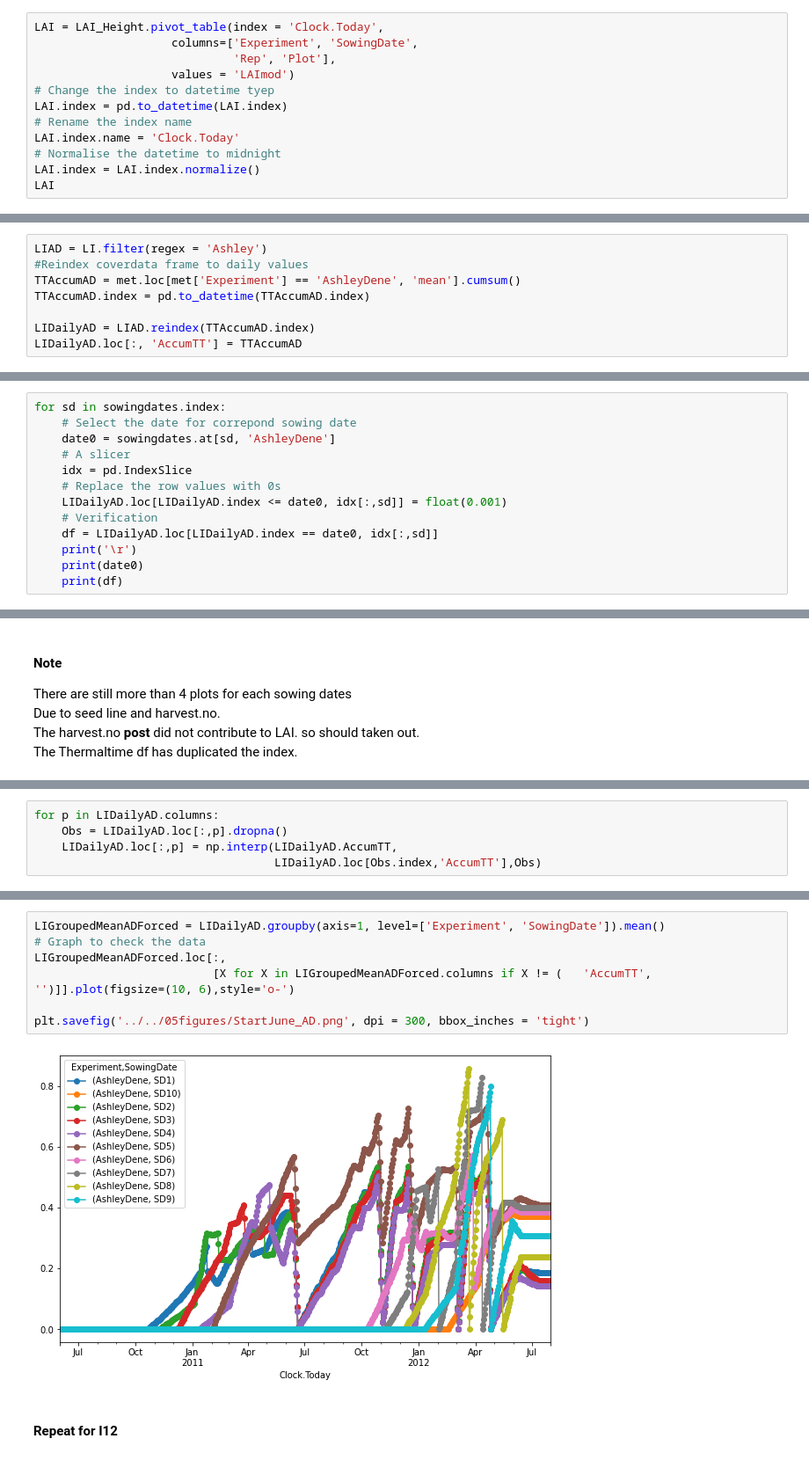
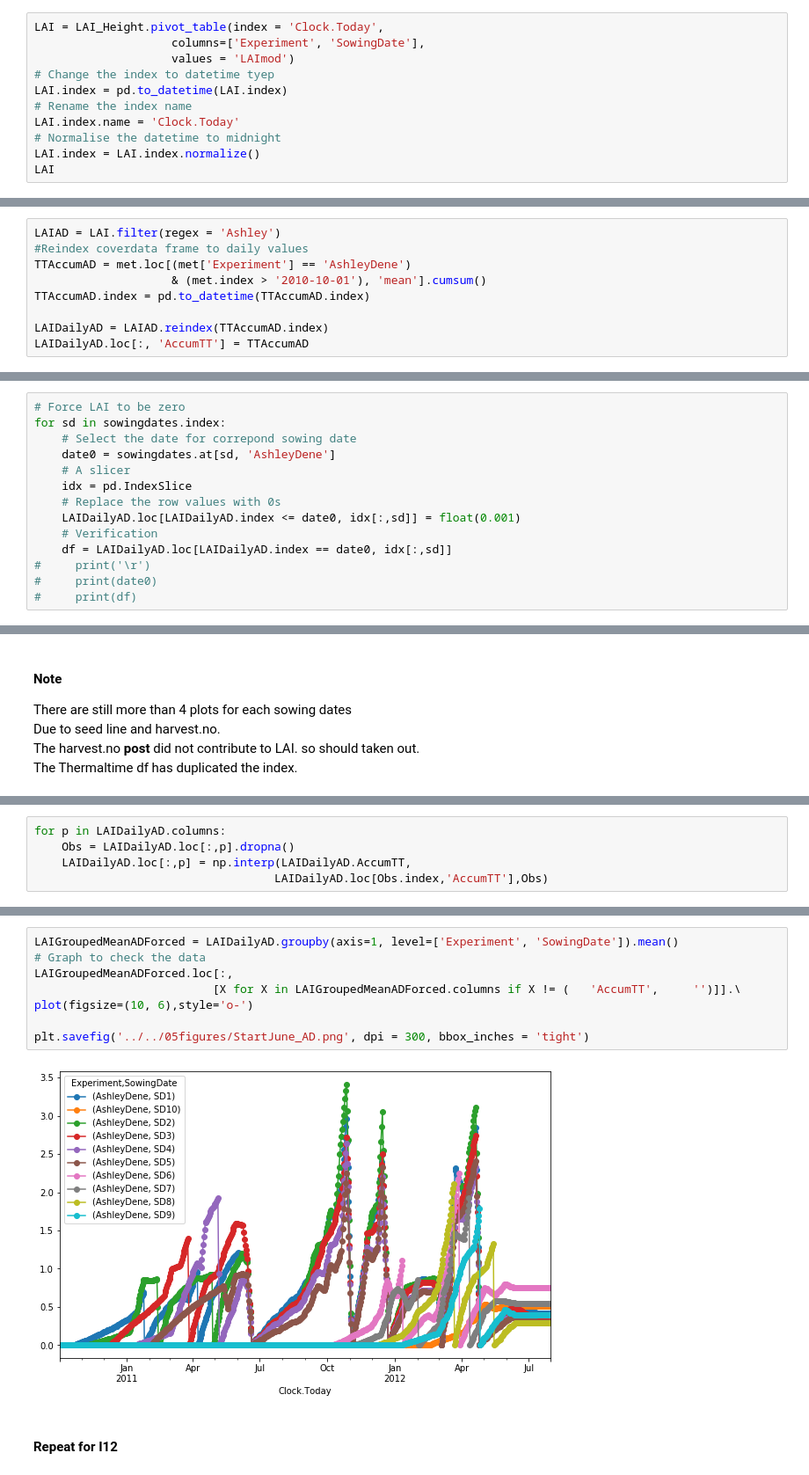
Before and after one commit to frank0434/Master, a Jupyter notebook: 02scripts/notebooks/SetUpLAIForSlurp.ipynb, the cells around one changed output, grey strips where cells are left out. Shown at 88% size. Cells and saved outputs as stored; diff of their text form.

```diff
--- a/02scripts/notebooks/SetUpLAIForSlurp.ipynb
+++ b/02scripts/notebooks/SetUpLAIForSlurp.ipynb
@@ -98,8 +98,7 @@ LAI_Height['k'] = 0.94
 LAI_Height['Date'] = pd.to_datetime(LAI_Height['Clock.Today']).dt.strftime('%Y %b')
 # %%
 LAI = LAI_Height.pivot_table(index = 'Clock.Today',
-                    columns=['Experiment', 'SowingDate',
-                             'Rep', 'Plot'],
+                    columns=['Experiment', 'SowingDate'],
                     values = 'LAImod')
 # Change the index to datetime tyep
 LAI.index = pd.to_datetime(LAI.index)
@@ -369,10 +244,11 @@ LIDailyAD.axes
 # %%
-LIAD = LI.filter(regex = 'Ashley')
+LAIAD = LAI.filter(regex = 'Ashley')
 #Reindex coverdata frame to daily values
-TTAccumAD = met.loc[met['Experiment'] == 'AshleyDene', 'mean'].cumsum()
+TTAccumAD = met.loc[(met['Experiment'] == 'AshleyDene')
+                    & (met.index > '2010-10-01'), 'mean'].cumsum()
 TTAccumAD.index = pd.to_datetime(TTAccumAD.index)
 
-LIDailyAD = LIAD.reindex(TTAccumAD.index)
-LIDailyAD.loc[:, 'AccumTT'] = TTAccumAD
+LAIDailyAD = LAIAD.reindex(TTAccumAD.index)
+LAIDailyAD.loc[:, 'AccumTT'] = TTAccumAD
 # %%
 idx = pd.IndexSlice
@@ -387,13 +261,14 @@ LIDailyAD.loc[LIDailyAD.index == '2012-06-02', idx[:,'SD1']]
 # %%
+# Force LAI to be zero
 for sd in sowingdates.index:
     # Select the date for correpond sowing date
     date0 = sowingdates.at[sd, 'AshleyDene']
     # A slicer
     idx = pd.IndexSlice
     # Replace the row values with 0s
-    LIDailyAD.loc[LIDailyAD.index <= date0, idx[:,sd]] = float(0.001)
+    LAIDailyAD.loc[LAIDailyAD.index <= date0, idx[:,sd]] = float(0.001)
     # Verification
-    df = LIDailyAD.loc[LIDailyAD.index == date0, idx[:,sd]]
-    print('\r')
-    print(date0)
-    print(df)
+    df = LAIDailyAD.loc[LAIDailyAD.index == date0, idx[:,sd]]
+#     print('\r')
+#     print(date0)
+#     print(df)
@@ -444,5 +281,5 @@ LIDailyAD
 # %%
-for p in LIDailyAD.columns:
-    Obs = LIDailyAD.loc[:,p].dropna()
-    LIDailyAD.loc[:,p] = np.interp(LIDailyAD.AccumTT,
-                                   LIDailyAD.loc[Obs.index,'AccumTT'],Obs)
+for p in LAIDailyAD.columns:
+    Obs = LAIDailyAD.loc[:,p].dropna()
+    LAIDailyAD.loc[:,p] = np.interp(LAIDailyAD.AccumTT,
+                                   LAIDailyAD.loc[Obs.index,'AccumTT'],Obs)
@@ -469,12 +286,13 @@ LIDailyAD
 # %%
-LIGroupedMeanADForced = LIDailyAD.groupby(axis=1, level=['Experiment', 'SowingDate']).mean()
+LAIGroupedMeanADForced = LAIDailyAD.groupby(axis=1, level=['Experiment', 'SowingDate']).mean()
 # Graph to check the data
-LIGroupedMeanADForced.loc[:,
-                          [X for X in LIGroupedMeanADForced.columns if X != (   'AccumTT',     '')]].plot(figsize=(10, 6),style='o-')
+LAIGroupedMeanADForced.loc[:,
+                          [X for X in LAIGroupedMeanADForced.columns if X != (   'AccumTT',     '')]].\
+plot(figsize=(10, 6),style='o-')
 
 plt.savefig('../../05figures/StartJune_AD.png', dpi = 300, bbox_inches = 'tight')
 # %% [output]
-[figure, old version]
+[figure, new version]
 # %% [markdown]
 #### Repeat for I12
 # %%
```
Also changed, not shown: parts of 64 cells of this notebook, 1 other file.
